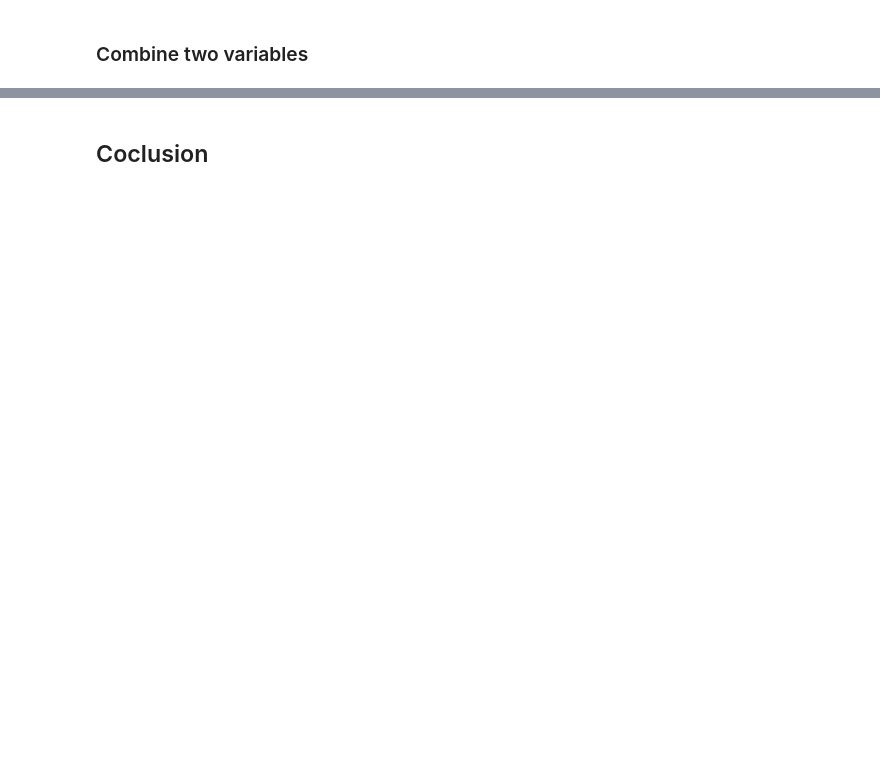
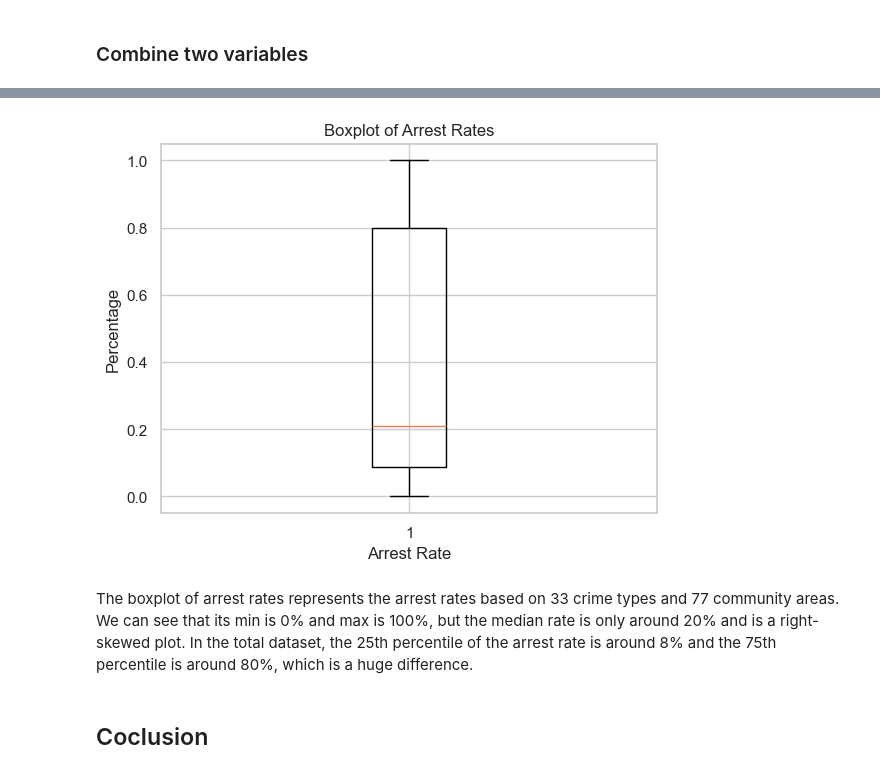
Before and after one commit to XingyuWang06/ECO225Project, a Jupyter notebook: Project1.ipynb, the cells around one changed output, grey strips where cells are left out. Cells and saved outputs as stored; diff of their text form; code cells hidden in the pictures; blank space fills up the shorter version.

```diff
--- a/Project1.ipynb
+++ b/Project1.ipynb
@@ -349,2 +411,15 @@ plt.show()
+# %%
+arrest_rates = combine['Arrest_mean']
+
+# Create a boxplot for arrest rates
+plt.boxplot(arrest_rates)
+plt.title('Boxplot of Arrest Rates')
+plt.xlabel('Arrest Rate')
+plt.ylabel('Percentage')
+plt.show()
+# %% [output]
+[figure, new version]
+# %% [markdown]
+The boxplot of arrest rates represents the arrest rates based on 33 crime types and 77 community areas. We can see that its min is 0% and max is 100%, but the median rate is only around 20% and is a right-skewed plot. In the total dataset, the 25th percentile of the arrest rate is around 8% and the 75th percentile is around 80%, which is a huge difference.
 # %% [markdown]
 ## Coclusion
```
Also changed, not shown: parts of 21 cells of this notebook.
